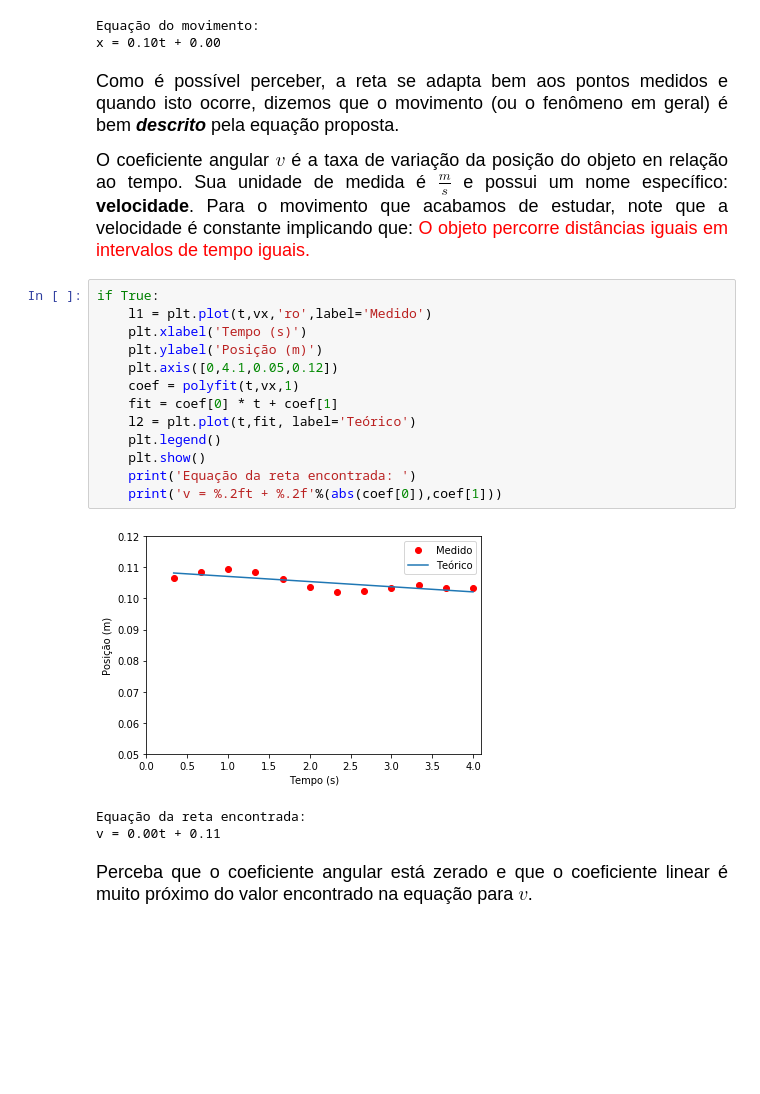
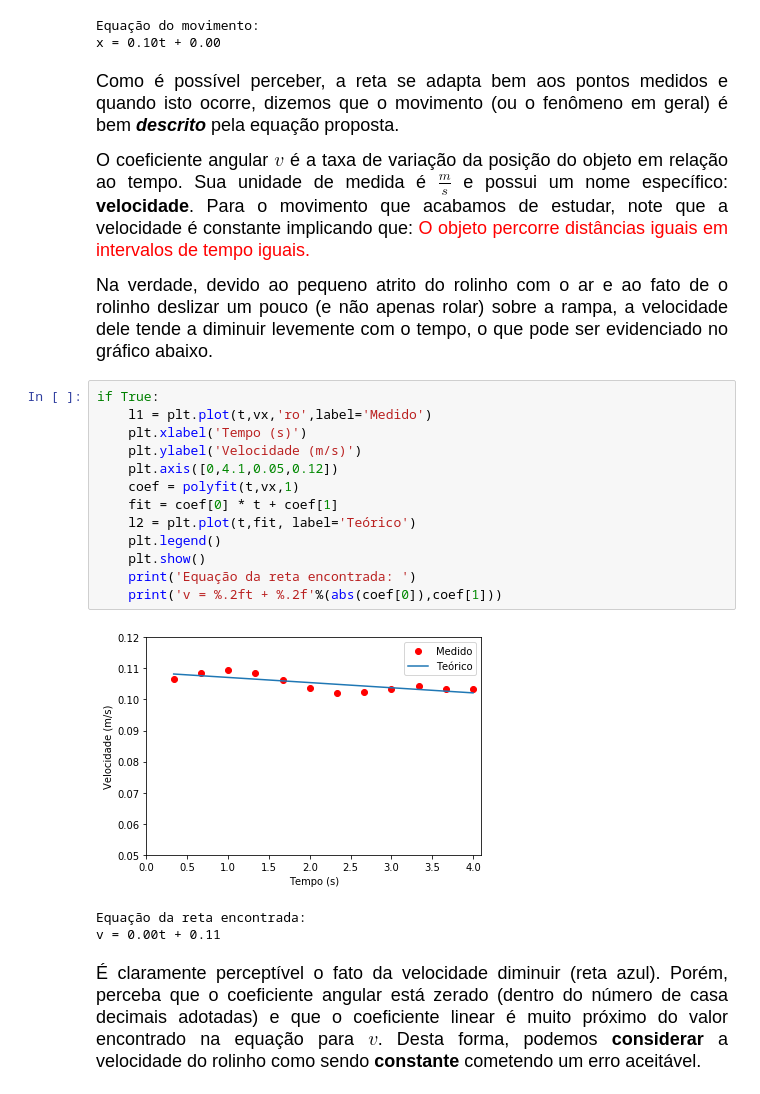
Before and after one commit to tiagogds/fisicamecanica, a Jupyter notebook: 01 - MRU_VAlta.ipynb, the cells around one changed output. Saved outputs shown, nothing was run; the diff lists cells and outputs as text; blank space fills up the shorter version.

```diff
--- a/01 - MRU_VAlta.ipynb
+++ b/01 - MRU_VAlta.ipynb
@@ -128,26 +129,29 @@ x = 0.10t + 0.00
 Como é possível perceber, a reta se adapta bem aos pontos medidos e quando isto ocorre, dizemos que o movimento (ou o fenômeno em geral) é bem <i><b>descrito</b></i> pela equação proposta.
 </p>
 <p style="font-size:18px;text-align:justify">
-O coeficiente angular $v$ é a taxa de variação da posição do objeto en relação ao tempo. Sua unidade de medida é $\frac{m}{s}$ e possui um nome específico: <b>velocidade</b>. Para o movimento que acabamos de estudar, note que a velocidade é constante implicando que:<font color=red> O objeto percorre distâncias iguais em intervalos de tempo iguais.</font>
+O coeficiente angular $v$ é a taxa de variação da posição do objeto em relação ao tempo. Sua unidade de medida é $\frac{m}{s}$ e possui um nome específico: <b>velocidade</b>. Para o movimento que acabamos de estudar, note que a velocidade é constante implicando que:<font color=red> O objeto percorre distâncias iguais em intervalos de tempo iguais.</font>
 </p>
+<p style="font-size:18px;text-align:justify">
+Na verdade, devido ao pequeno atrito do rolinho com o ar e ao fato de o rolinho deslizar um pouco (e não apenas rolar) sobre a rampa, a velocidade dele tende a diminuir levemente com o tempo, o que pode ser evidenciado no gráfico abaixo.
+</p>
 # %%
 if True:
     l1 = plt.plot(t,vx,'ro',label='Medido')
     plt.xlabel('Tempo (s)')
-    plt.ylabel('Posição (m)')
+    plt.ylabel('Velocidade (m/s)')
     plt.axis([0,4.1,0.05,0.12])
     coef = polyfit(t,vx,1)
     fit = coef[0] * t + coef[1]
     l2 = plt.plot(t,fit, label='Teórico')
     plt.legend()
     plt.show()
     print('Equação da reta encontrada: ')
     print('v = %.2ft + %.2f'%(abs(coef[0]),coef[1]))
 # %% [output]
-[figure, old version]
+[figure, new version]
 Equação da reta encontrada:
 v = 0.00t + 0.11
 # %% [markdown]
 <p style="font-size:18px;text-align:justify">
-Perceba que o coeficiente angular está zerado e que o coeficiente linear é muito próximo do valor encontrado na equação para $v$.
+É claramente perceptível o fato da velocidade diminuir (reta azul). Porém, perceba que o coeficiente angular está zerado (dentro do número de casa decimais adotadas) e que o coeficiente linear é muito próximo do valor encontrado na equação para $v$. Desta forma, podemos <b>considerar</b> a velocidade do rolinho como sendo <b>constante</b> cometendo um erro aceitável.
 </p>
```
Also changed, not shown: parts of 2 cells of this notebook, 6 other files.
